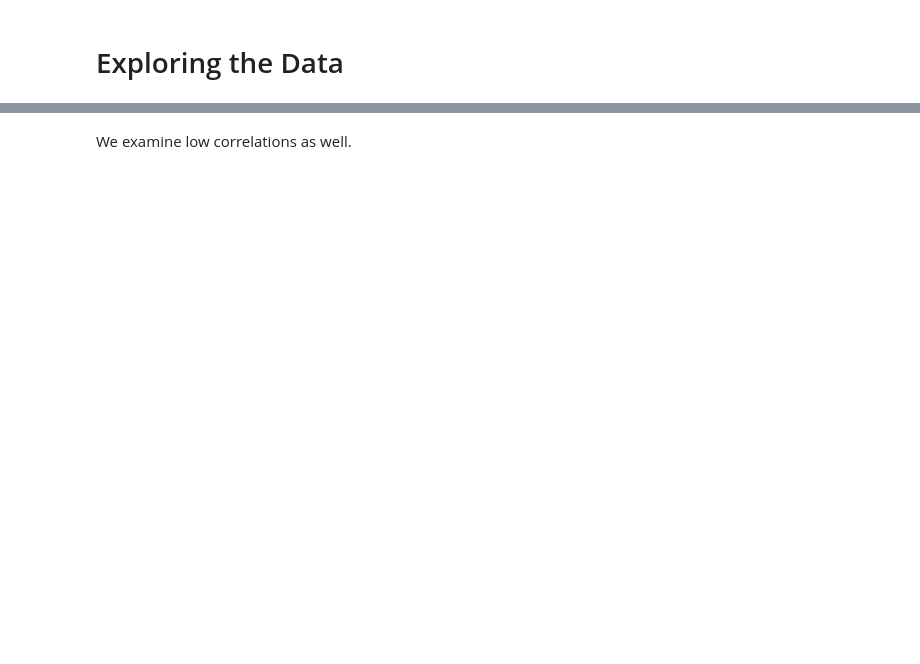
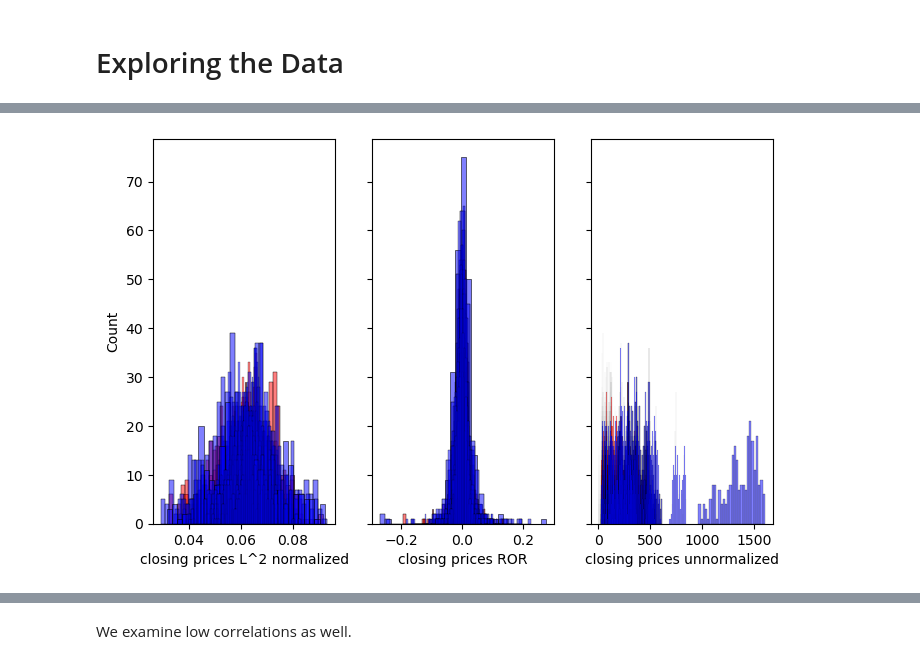
Before and after one commit to AssafBarNatan/SP500-clustering, a Jupyter notebook: EDA.ipynb, the cells around one changed output, grey strips where cells are left out. Saved outputs shown, nothing was run; the diff lists cells and outputs as text; code cells hidden in the pictures; blank space fills up the shorter version.

```diff
--- a/EDA.ipynb
+++ b/EDA.ipynb
@@ -49,0 +107,21 @@ sns.lineplot(data = closing_prices_l2.sample(30, axis = 1), legend = None)
+# %%
+# Looking at the histograms of two distinct industies
+f, axarr = plt.subplots(1,3, sharey = True)
+f.set_figheight(5)
+f.set_figwidth(8)
+
+axarr[0].set_xlabel("closing prices L^2 normalized")
+axarr[1].set_xlabel("closing prices ROR")
+axarr[2].set_xlabel("closing prices unnormalized")
+
+for tick in MaterialsCols:
+    sns.histplot(closing_prices_l2[tick], legend = False, ax = axarr[0], bins = 30, color = 'red', alpha = 0.5)
+    sns.histplot(ROR[tick], legend = False, ax = axarr[1], bins = 30, color = 'red', alpha = 0.5)
+    sns.histplot(closing_prices[tick], legend = False, ax = axarr[2], bins = 30, color = 'red', alpha = 0.5)
+
+for tick in HealthCols:
+    sns.histplot(closing_prices_l2[tick], legend = False, ax = axarr[0], bins = 30, color = 'blue', alpha = 0.5)
+    sns.histplot(ROR[tick], legend = False, ax = axarr[1], bins = 30, color = 'blue', alpha = 0.5)
+    sns.histplot(closing_prices[tick], legend = False, ax = axarr[2], bins = 30, color = 'blue', alpha = 0.5)
+# %% [output]
+[figure, added]
```
Also changed, not shown: parts of 56 cells of this notebook.
